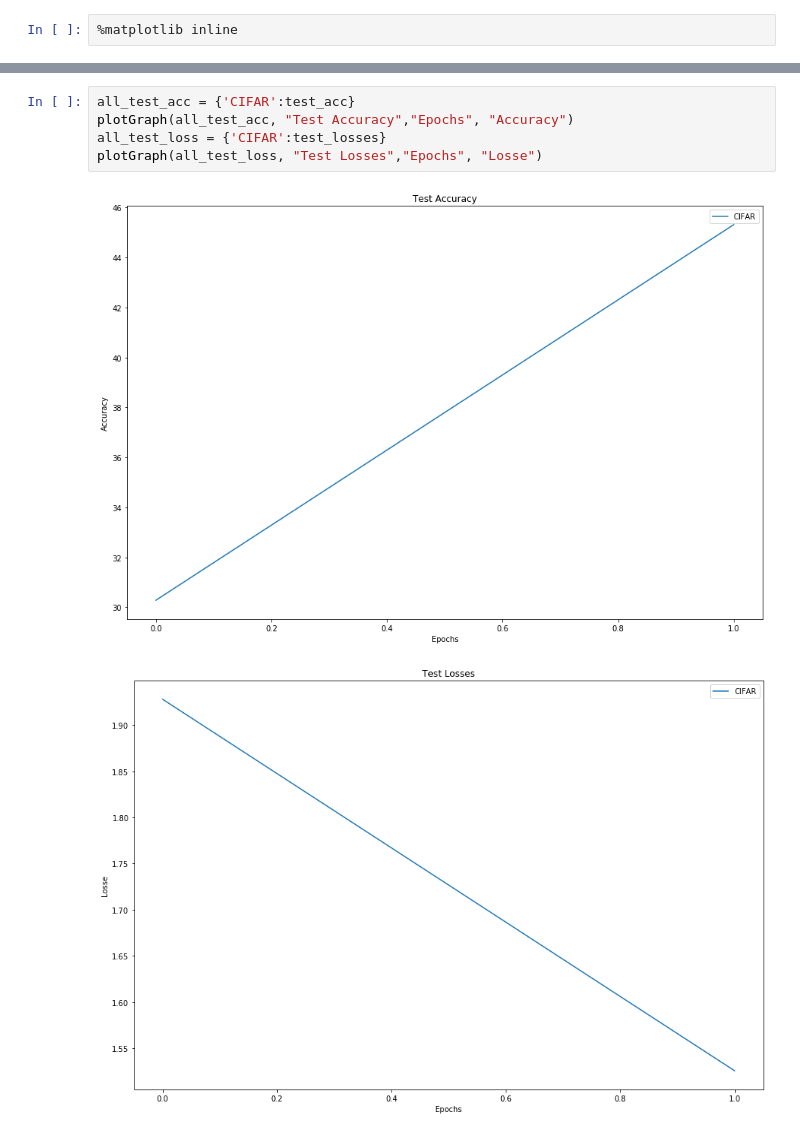
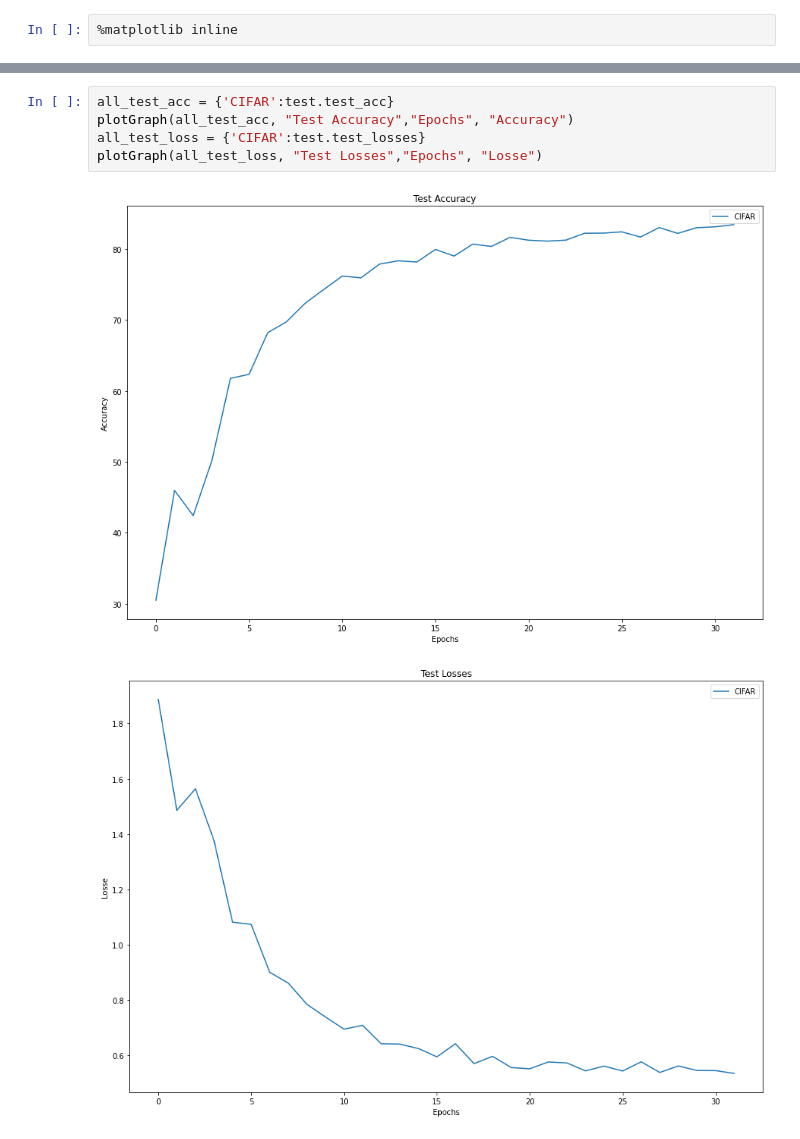
Before and after one commit to santhiya-v/EVA, a Jupyter notebook: S7/CIFAR_S7.ipynb, the cells around one changed output, grey strips where cells are left out. Drawn from its saved outputs; the diff is of its cells as text.

Commit message:
Modular CIFAR run for 30 epochs

```diff
--- a/S7/CIFAR_S7.ipynb
+++ b/S7/CIFAR_S7.ipynb
@@ -56,11 +76,11 @@ torch.save(model.state_dict(), "./savedModels/cifar.pt")
 # %%
-all_test_acc = {'CIFAR':test_acc}
+all_test_acc = {'CIFAR':test.test_acc}
 plotGraph(all_test_acc, "Test Accuracy","Epochs", "Accuracy")
-all_test_loss = {'CIFAR':test_losses}
+all_test_loss = {'CIFAR':test.test_losses}
 plotGraph(all_test_loss, "Test Losses","Epochs", "Losse")
 # %% [output]
-[figure, old version]
+[figure, new version]
-[figure, old version]
+[figure, new version]
 # %%
 getMisclassifiedImages(Net(), testloader, device, 'savedModels/cifar.pt', classes)
 # %% [output]
```
Also changed, not shown: parts of 8 cells of this notebook.
